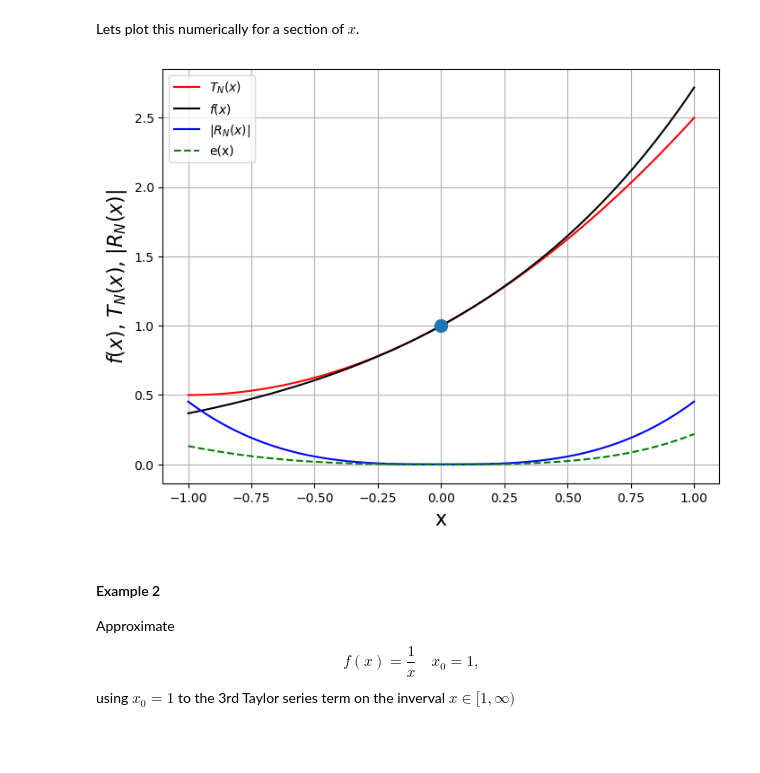
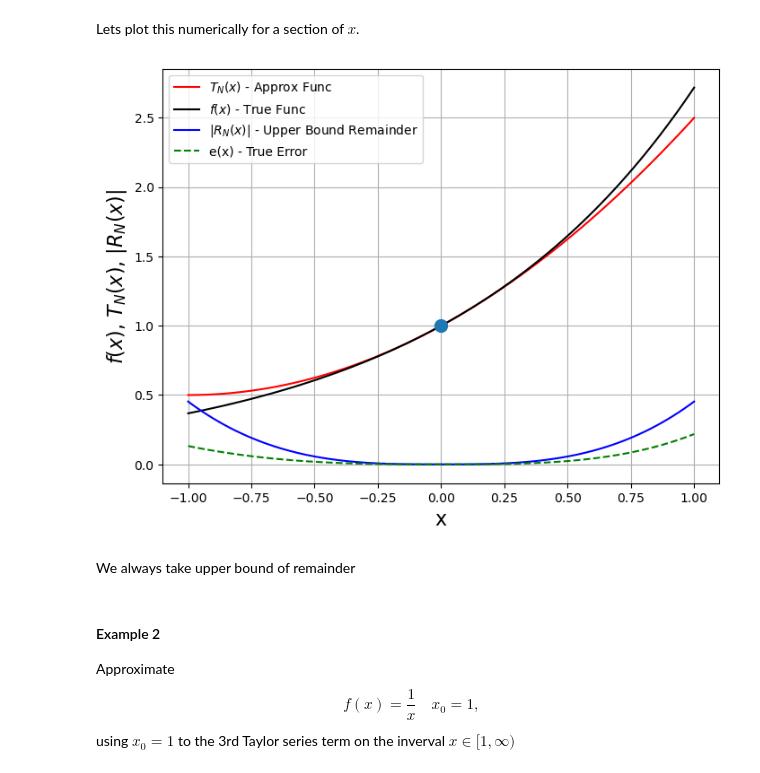
Before and after one commit to parkermixon/intro-numerical-methods, a Jupyter notebook: 04_error.ipynb, the cells around one changed output. Drawn from its saved outputs; the diff is of its cells as text; code cells hidden in the pictures; blank space fills up the shorter version.

```diff
--- a/04_error.ipynb
+++ b/04_error.ipynb
@@ -337,17 +339,19 @@ R_N = numpy.exp(1) * x**3 / 6.0
 # %%
 fig = plt.figure(figsize=(8,6))
 axes = fig.add_subplot(1,1,1)
 axes.plot(x, T_N, 'r', x, f, 'k', x, numpy.abs(R_N), 'b')
 axes.plot(x,numpy.abs(numpy.exp(x)-T_N),'g--')
 axes.plot(0.0, 1.0, 'o', markersize=10)
 
 axes.grid()
 axes.set_xlabel("x",fontsize=16)
 axes.set_ylabel("$f(x)$, $T_N(x)$, $|R_N(x)|$", fontsize=16)
-axes.legend(["$T_N(x)$", "$f(x)$", "$|R_N(x)|$", "e(x)"], loc=2)
+axes.legend(["$T_N(x)$ - Approx Func", "$f(x)$ - True Func", "$|R_N(x)|$ - Upper Bound Remainder", "e(x) - True Error"], loc=2)
 plt.show()
 # %% [output]
-[figure, old version]
+[figure, new version]
+# %% [markdown]
+We always take upper bound of remainder
 # %% [markdown]
 #### Example 2
 
```
Also changed, not shown: parts of 40 cells of this notebook.
